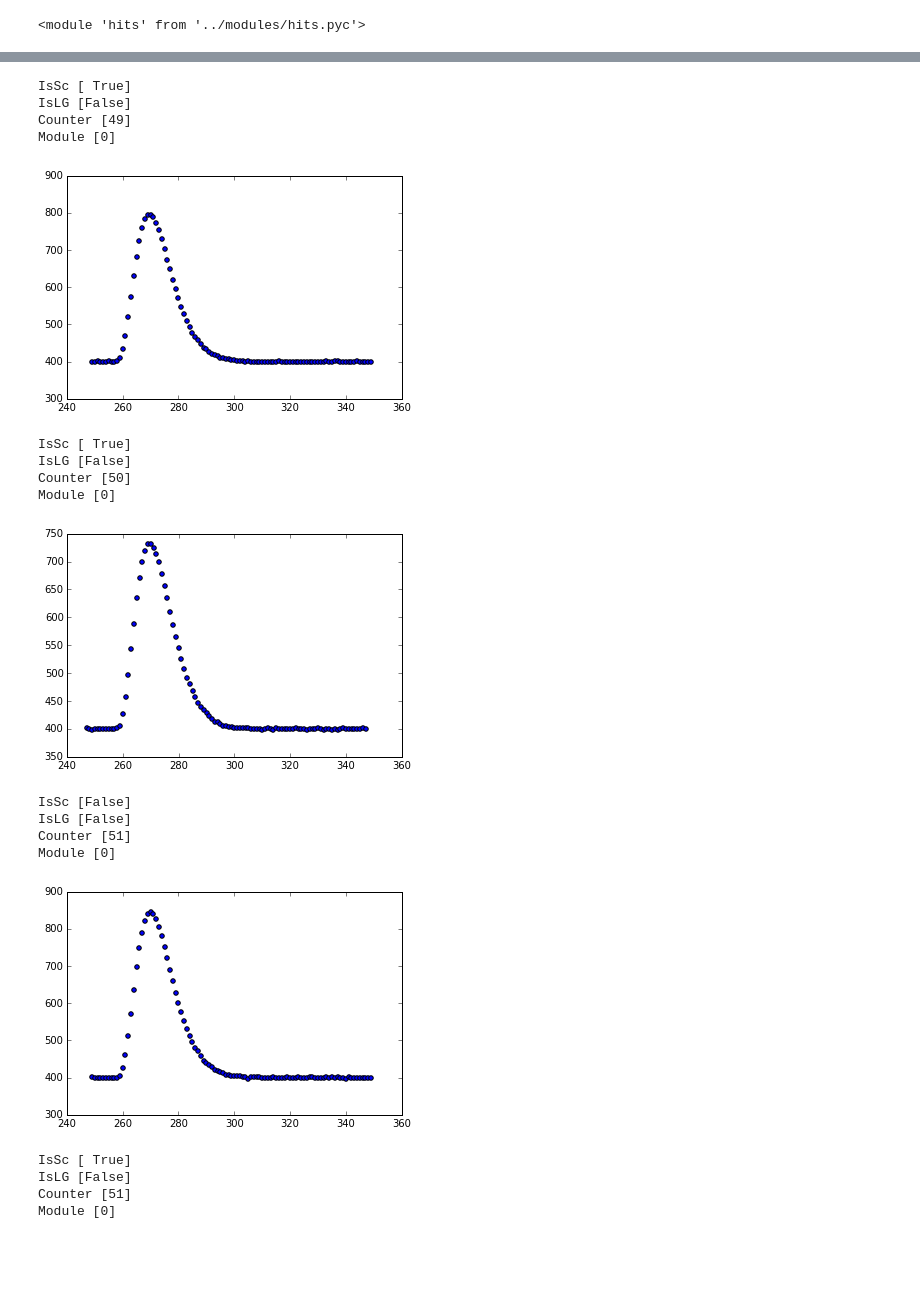
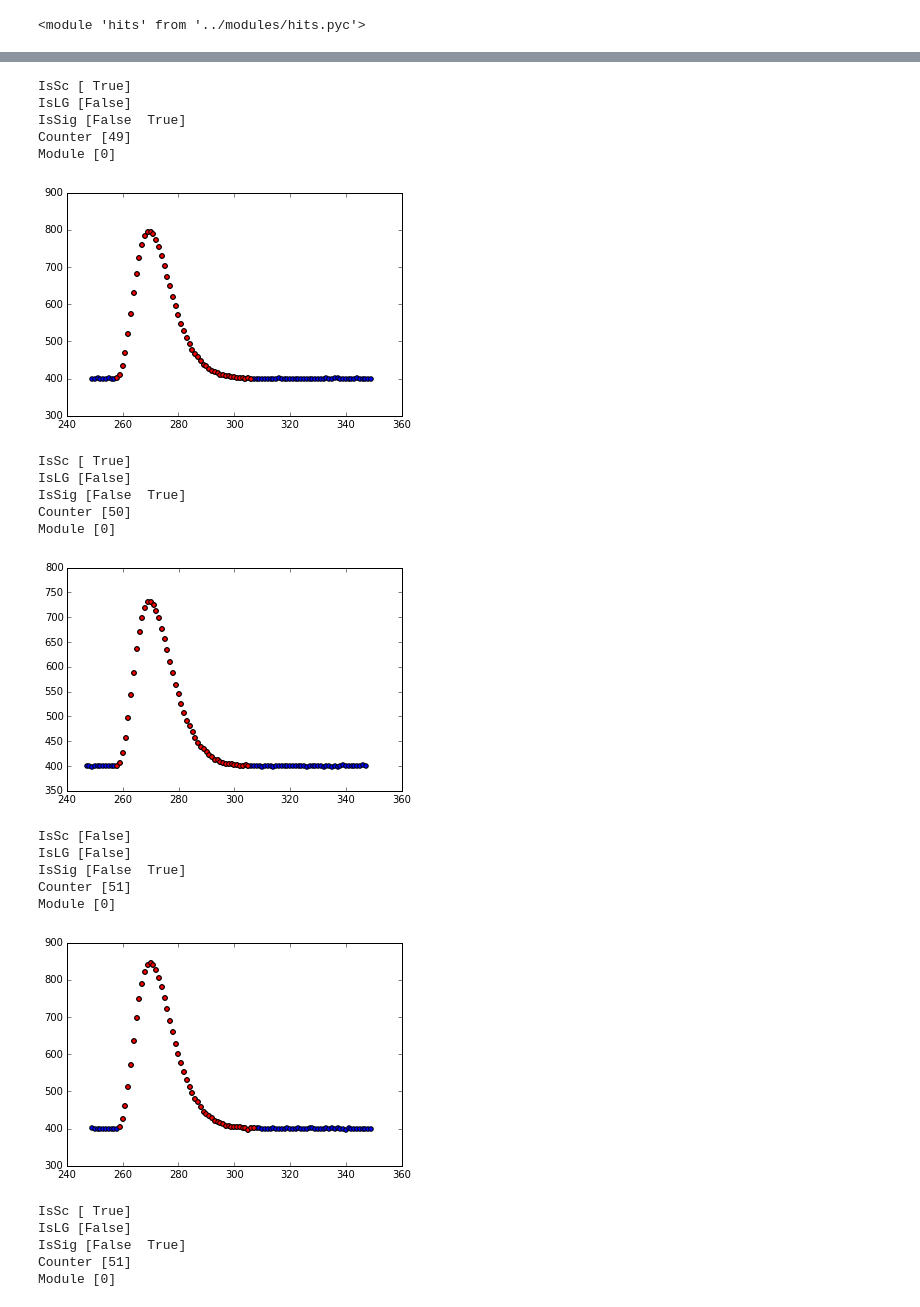
Before and after one commit to ewengillies/track-finding-yandex, a Jupyter notebook: notebooks/OpenIcedustData_cth.ipynb, the cells around one changed output, grey strips where cells are left out. Saved outputs shown, nothing was run; the diff lists cells and outputs as text; code cells hidden in the pictures; blank space fills up the shorter version.

```diff
--- a/notebooks/OpenIcedustData_cth.ipynb
+++ b/notebooks/OpenIcedustData_cth.ipynb
@@ -10,14 +10,14 @@ sys.path.insert(0, '../modules')
 Populating the interactive namespace from numpy and matplotlib
 # %% [markdown]
 # Import Data
+# %%
+file_base = "/vols/comet00/users/elg112/ICEDUST"\
+            "/local_storage/SimDetectorResponse_tree"\
+            "/test_signal_sample/100k_"
+data_file = file_base + "cth_mc_hits.root"
 # %%
 from root_numpy import root2array
 
-data_file = "/vols/comet00/users/elg112/ICEDUST"\
-            "/local_storage/SimDetectorResponse_tree"\
-            "/new_sdetresp_analy/test_cth_signal_sample_analysis.root"
-data_file =  "/vols/comet00/users/elg112/ICEDUST"\
-            "/local_storage/MC3b_tree/sig_root/1000_cth_merged.root"
 ice_sample = root2array(data_file, treename="COMETEventsSummary")
 # %%
 for name in ice_sample.dtype.names:
@@ -165,17 +137,27 @@ iced_df
 del iced_df
 # %%
 # Look at the digits
+sig_events = 0
 chan_name = "CTHHit.fChannel"
-for event in np.unique(ice_flat.hits_to_events)[:2]:
-    print event
+for event in np.unique(ice_flat.hits_to_events)[:10]:
+    #print event
     event_hits = ice_flat.get_events(events=event)
     channels = np.unique(event_hits[chan_name])
+    sig_event = False
     for chan in channels:
         chan_hits = ice_flat.filter_hits(event_hits, chan_name, values=chan)
+        sig_hits = ice_flat.filter_hits(chan_hits, "CTHHit.fIsSig", values=1)
         plt.scatter(chan_hits["CTHHit.fMCPos.fE"],chan_hits["CTHHit.fCharge"])
+        plt.scatter(sig_hits["CTHHit.fMCPos.fE"],sig_hits["CTHHit.fCharge"], c='r')
         print "IsSc {}".format(np.unique(chan_hits["CTHHit.fIsSc"]))
         print "IsLG {}".format(np.unique(chan_hits["CTHHit.fIsLG"]))
+        print "IsSig {}".format(np.unique(chan_hits["CTHHit.fIsSig"]))
         print "Counter {}".format(np.unique(chan_hits["CTHHit.fCounter"]))
         print "Module {}".format(np.unique(chan_hits["CTHHit.fModule"]))
         plt.show()
+        if sig_hits != 0:
+            sig_event = True
+    sig_events += sig_event
+print sig_events
+print ice_flat.n_events
 # %% [output]
@@ -185,22 +167,26 @@ IsLG [ True]
 Counter [5]
 Module [0]
 [figure]
 IsSc [ True]
 IsLG [False]
+IsSig [False  True]
 Counter [49]
 Module [0]
-[figure, old version]
+[figure, new version]
 IsSc [ True]
 IsLG [False]
+IsSig [False  True]
 Counter [50]
 Module [0]
-[figure, old version]
+[figure, new version]
 IsSc [False]
 IsLG [False]
+IsSig [False  True]
 Counter [51]
 Module [0]
-[figure, old version]
+[figure, new version]
 IsSc [ True]
 IsLG [False]
+IsSig [False  True]
 Counter [51]
 Module [0]
```
Also changed, not shown: parts of 12 cells of this notebook, 2 other files.
